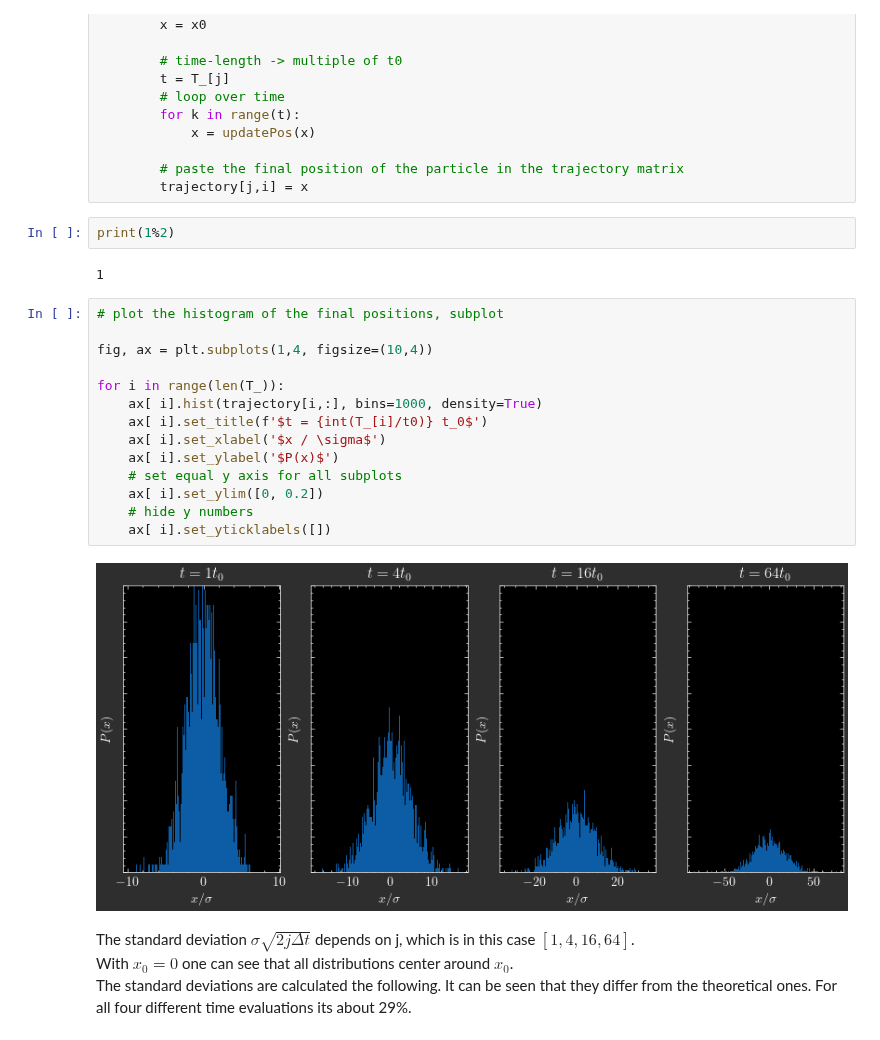
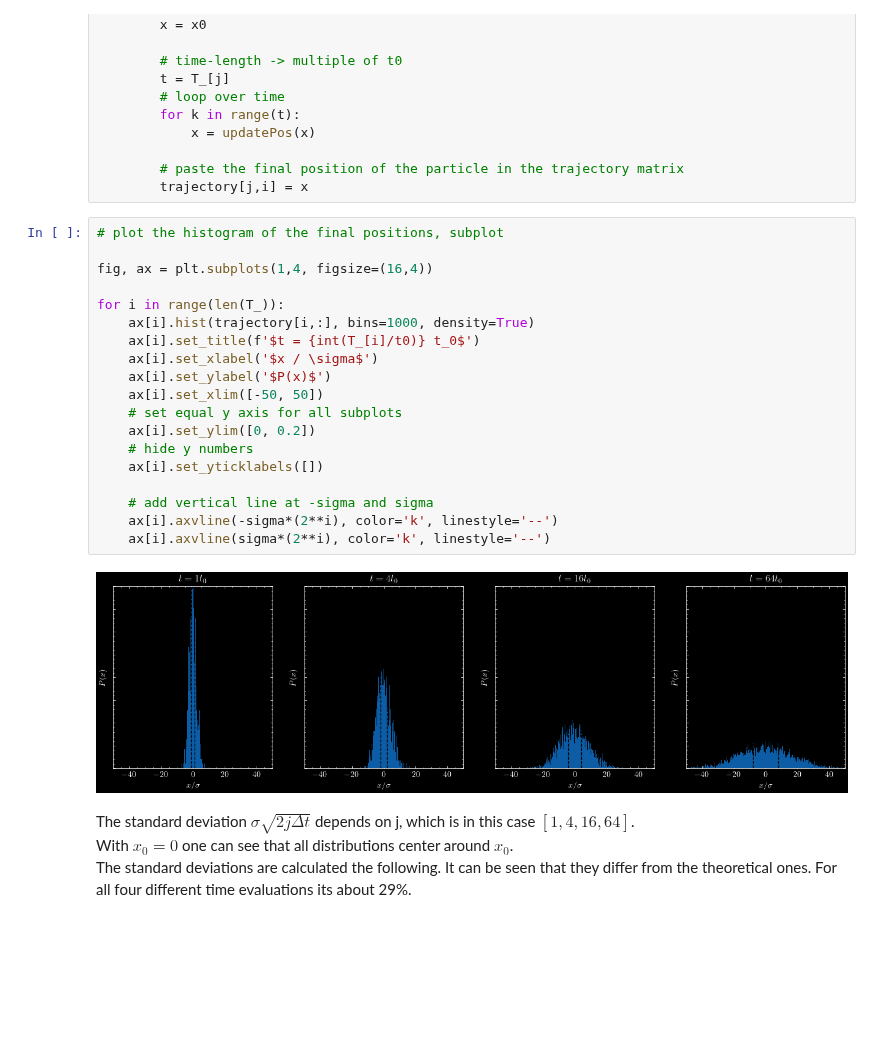
Before and after one commit to FelixWaldschock/Chalmers_FFR120_Simulation_Of_Complex_System, a Jupyter notebook: HW_02/Exercise_7-1.ipynb, the cells around one changed output. Cells and saved outputs as stored; diff of their text form; blank space fills up the shorter version.

```diff
--- a/HW_02/Exercise_7-1.ipynb
+++ b/HW_02/Exercise_7-1.ipynb
@@ -54,26 +54,27 @@ for i in range(N):
 
         # paste the final position of the particle in the trajectory matrix
         trajectory[j,i] = x
-# %%
-print(1%2)
-# %% [output]
-1
 # %%
 # plot the histogram of the final positions, subplot
 
-fig, ax = plt.subplots(1,4, figsize=(10,4))
+fig, ax = plt.subplots(1,4, figsize=(16,4))
 
 for i in range(len(T_)):
-    ax[ i].hist(trajectory[i,:], bins=1000, density=True)
-    ax[ i].set_title(f'$t = {int(T_[i]/t0)} t_0$')
-    ax[ i].set_xlabel('$x / \sigma$')
-    ax[ i].set_ylabel('$P(x)$')
+    ax[i].hist(trajectory[i,:], bins=1000, density=True)
+    ax[i].set_title(f'$t = {int(T_[i]/t0)} t_0$')
+    ax[i].set_xlabel('$x / \sigma$')
+    ax[i].set_ylabel('$P(x)$')
+    ax[i].set_xlim([-50, 50])
     # set equal y axis for all subplots
-    ax[ i].set_ylim([0, 0.2])
+    ax[i].set_ylim([0, 0.2])
     # hide y numbers
-    ax[ i].set_yticklabels([])
+    ax[i].set_yticklabels([])
+
+    # add vertical line at -sigma and sigma
+    ax[i].axvline(-sigma*(2**i), color='k', linestyle='--')
+    ax[i].axvline(sigma*(2**i), color='k', linestyle='--')
 # %% [output]
-[figure, old version]
+[figure, new version]
 # %% [markdown]
 The standard deviation $\sigma \sqrt{2j\Delta t}$ depends on j, which is in this case $[1, 4, 16, 64]$.
 With $x_0 = 0$ one can see that all distributions center around $x_0$.
```
Also changed, not shown: 6 other files.
